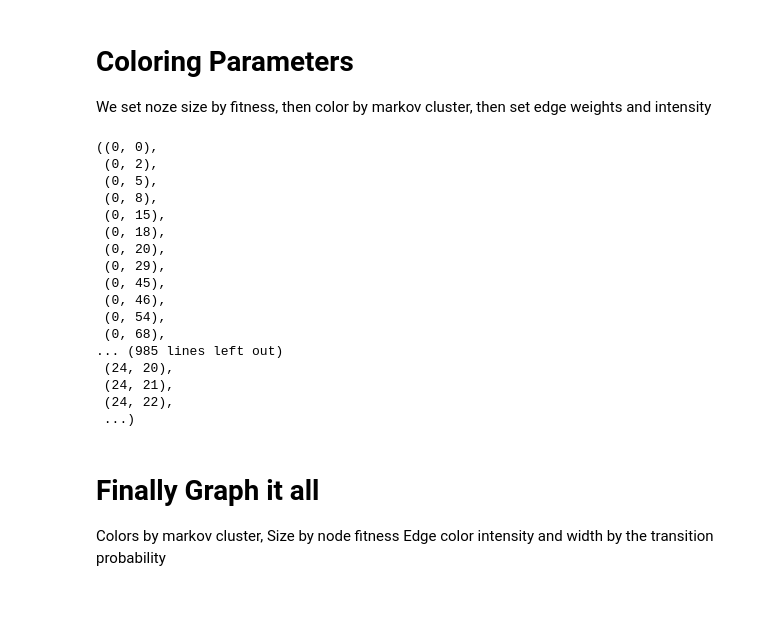
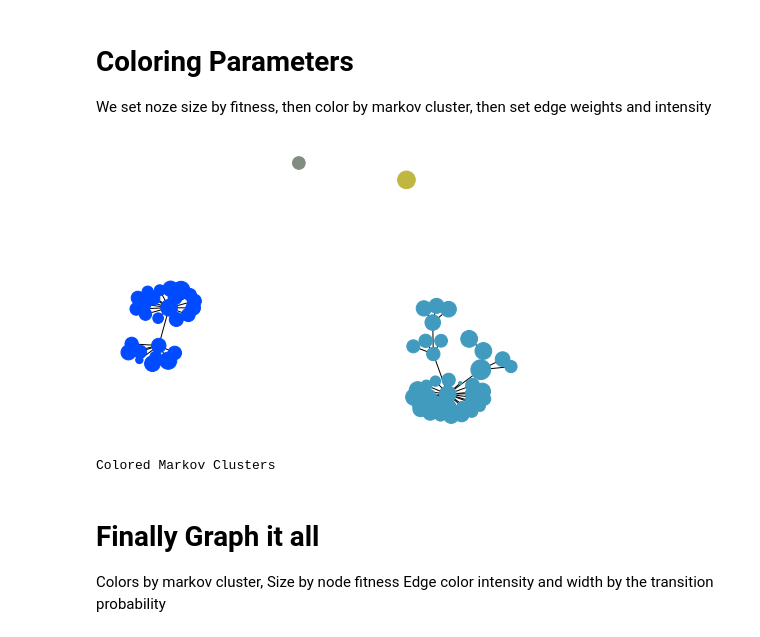
Before and after one commit to adrianapaza/NBA-NKC, a Jupyter notebook: ComputationalModels/Draw_Colored_Graphs.ipynb, the cells around one changed output. Saved outputs shown, nothing was run; the diff lists cells and outputs as text; code cells hidden in the pictures; blank space fills up the shorter version.

```diff
--- a/ComputationalModels/Draw_Colored_Graphs.ipynb
+++ b/ComputationalModels/Draw_Colored_Graphs.ipynb
@@ -68,8 +68,11 @@ for comp in Components:
     j+=1
     #print(comp)
 # %%
-#nx.draw(MarkClsuMatrix, node_color=cluster_color_map, with_labels=False,node_size =Size_Fit_Mapping)
-#plt.show()
-#print('Colored Markov Clusters')
+nx.draw(MarkClsuMatrix, node_color=cluster_color_map, with_labels=False,node_size =Size_Fit_Mapping)
+plt.show()
+print('Colored Markov Clusters')
+# %% [output]
+[figure, added]
+Colored Markov Clusters
 # %%
 #Create a directed graph of the transition matrix
@@ -87,27 +90,9 @@ DiGraph_Transition = nx.DiGraph(DiGraph_Transition) #convert to directed graph (
 #color the edges
 for u,v,d in DiGraph_Transition.edges(data=True):
     #print(u,v)
-    d['weight'] = df_transition.iloc[u,v]/df_transition.iloc[u].sum()**1.2*100 #scaling parameter
+    d['weight'] = df_transition.iloc[u,v]/df_transition.iloc[u].sum()**1.2*60 #scaling parameter
 
 edges,weights = zip(*nx.get_edge_attributes(DiGraph_Transition,'weight').items())
-# %% [output]
-((0, 0),
- (0, 2),
- (0, 5),
- (0, 8),
- (0, 15),
- (0, 18),
- (0, 20),
- (0, 29),
- (0, 45),
- (0, 46),
- (0, 54),
- (0, 68),
-... (985 lines left out)
- (24, 20),
- (24, 21),
- (24, 22),
- ...)
 # %% [markdown]
 # Finally Graph it all
 Colors by markov cluster,
```
Also changed, not shown: parts of 6 cells of this notebook.
